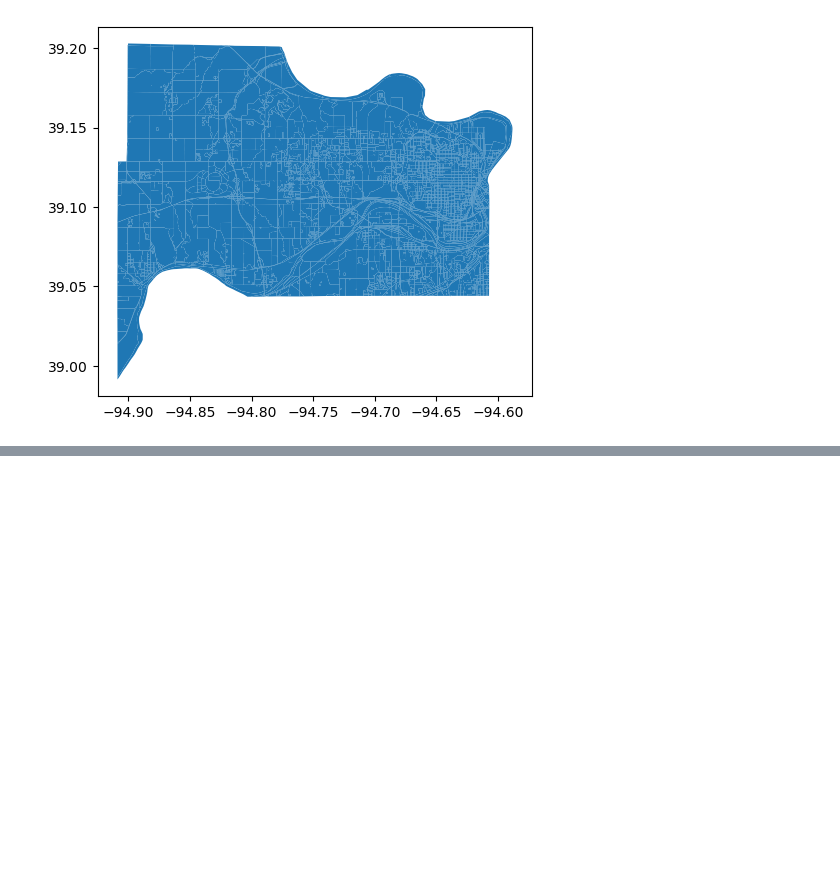
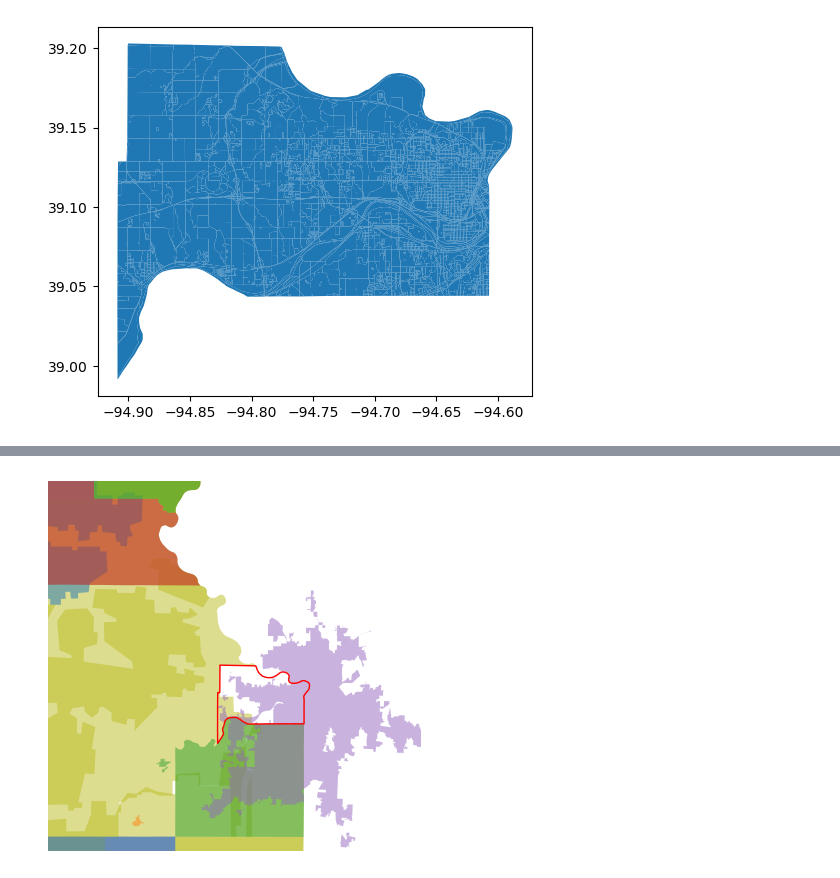
Before and after one commit to ucsusa/2024-kansas-city-analysis, a Jupyter notebook: notebooks/01-energy-utility.ipynb, the cells around one changed output, grey strips where cells are left out. Drawn from its saved outputs; the diff is of its cells as text; code cells hidden in the pictures; blank space fills up the shorter version.

```diff
--- a/notebooks/01-energy-utility.ipynb
+++ b/notebooks/01-energy-utility.ipynb
@@ -28,6 +28,8 @@ service_gdf.head(2)
 | 0 | 1 | 1000 | CITY OF AUGUSTA - (AR) | NOT AVAILABLE | NOT AVAILABLE | AR | NOT AVAILABLE | NOT AVAILABLE | MUNICIPAL | USA | ... | ... |
 | 1 | 2 | 10000 | EVERGY METRO | 1200 MAIN STREET | KANSAS CITY | KS | 64105 | NOT AVAILABLE | INVESTOR OWNED | USA | ... | ... |
 2 rows × 37 columns
+# %%
+service_gdf = service_gdf.replace([-999999, 'NOT AVAILABLE'], np.nan)
 # %%
 kansas_service = service_gdf[service_gdf['STATE'] == states.KS.abbr]
 kansas_service.head(2)
@@ -101,0 +133,14 @@ wyandotte_blocks.plot()
+# %%
+wyandotte_county = wyandotte_blocks.dissolve('COUNTYFP10')
+# %%
+fig, ax = plt.subplots()
+
+kansas_service.plot(ax=ax, alpha=0.5, column='NAME', categorical=True, cmap='tab10')
+wyandotte_county.to_crs(epsg=4326).plot(ax=ax, facecolor='None',edgecolor='r')
+
+ax.set_xlim(-95.5, -94.2)
+ax.set_ylim(38.7, 39.7)
+
+ax.set_axis_off()
+# %% [output]
+[figure, added]
```
Also changed, not shown: parts of 12 cells of this notebook, 5 other files.
